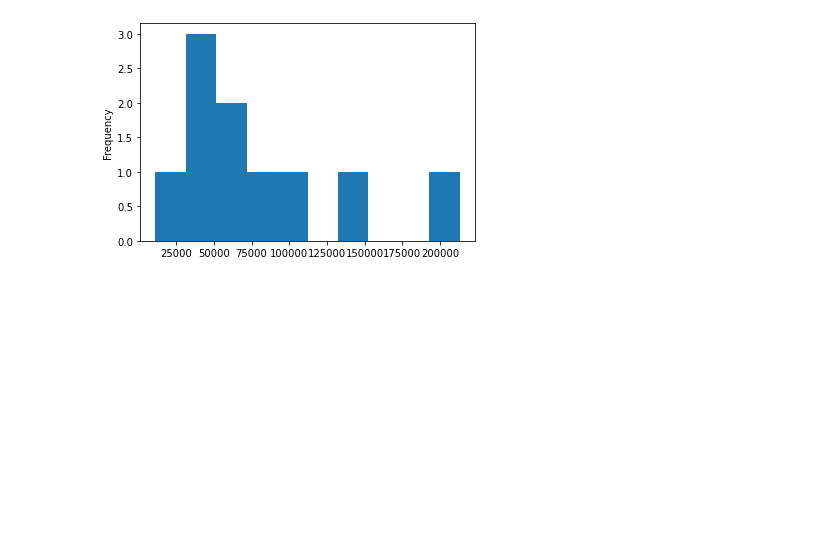
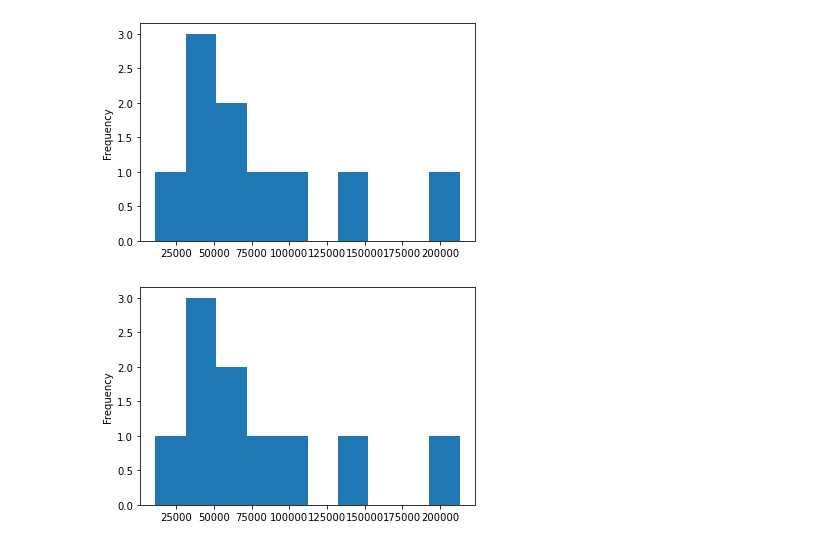
Before and after one commit to liwangcherish/learning-notes-Complete-A.I.-Machine-Learning-Data-Science-Bootcamp, a Jupyter notebook: Matplotlib Plotting and Data Visualization.ipynb, the cells around one changed output. Saved outputs shown, nothing was run; the diff lists cells and outputs as text; code cells hidden in the pictures; blank space fills up the shorter version.

```diff
--- a/Matplotlib Plotting and Data Visualization.ipynb
+++ b/Matplotlib Plotting and Data Visualization.ipynb
@@ -396,3 +396,7 @@ avg_odo.plot(x = "Make", y = "avg_odo", kind = "bar");
 car_sales["Odometer (KM)"].plot.hist();
 # %% [output]
 [figure]
+# %%
+car_sales["Odometer (KM)"].plot(kind = "hist");
+# %% [output]
+[figure, added]
```
Also changed, not shown: parts of 17 cells of this notebook, 2 other files.
